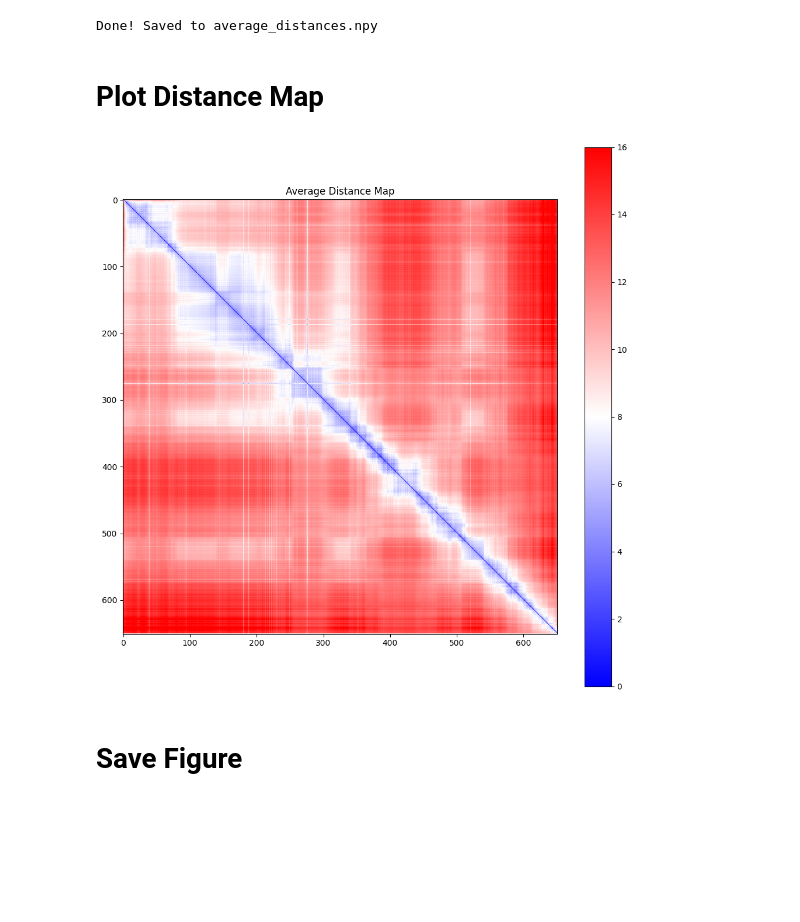
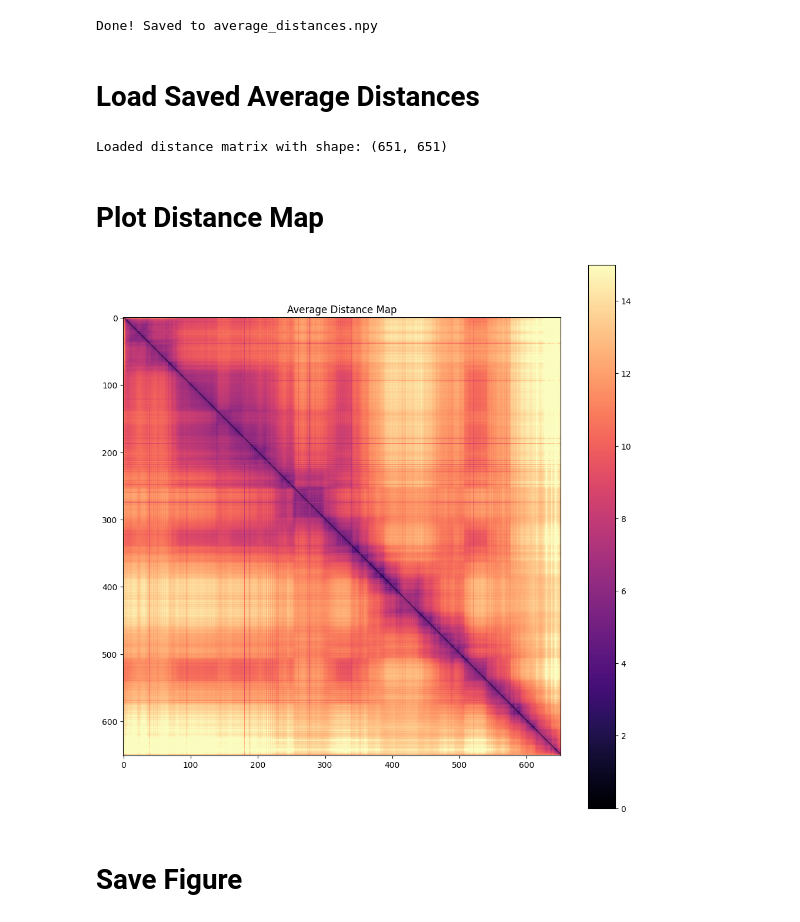
Before and after one commit to AKuhn100/ChromVAE, a Jupyter notebook: scripts/Plotting/distance_map.ipynb, the cells around one changed output. Drawn from its saved outputs; the diff is of its cells as text; code cells hidden in the pictures; blank space fills up the shorter version.

Commit message:
Worked on distance map plotting script

```diff
--- a/scripts/Plotting/distance_map.ipynb
+++ b/scripts/Plotting/distance_map.ipynb
@@ -10,5 +3,6 @@ ModuleNotFoundError: No module named 'biopython'
 # %%
 PDB_PATH = "/Users/amk19/Desktop/ChromatinVAE/Data/chromosome21_aligned.pdb"
+AVERAGE_DISTANCE_PATH = "/Users/amk19/Desktop/ChromatinVAE/outputs/Training_Set/average_distances.npy"
 DISTANCE_OUTPUT = "/Users/amk19/Desktop/ChromatinVAE/outputs/Training_Set/distance_map.png"
 # %% [markdown]
 # Load PDB
@@ -66,17 +61,27 @@ np.save("/Users/amk19/Desktop/ChromatinVAE/outputs/Training_Set/average_distance
 print("Done! Saved to average_distances.npy")
 # %% [output]
 Done! Saved to average_distances.npy
+# %% [markdown]
+# Load Saved Average Distances
+# %%
+import numpy as np
+# Load the saved average distances
+average_distances = np.load(AVERAGE_DISTANCE_PATH)
+print(f"Loaded distance matrix with shape: {average_distances.shape}")
+# %% [output]
+Loaded distance matrix with shape: (651, 651)
 # %% [markdown]
 # Plot Distance Map
 # %%
+import matplotlib.pyplot as plt
 # Plot distance map
 plt.figure(figsize=(12, 12))
-plt.imshow(average_distances, cmap='bwr', vmin=0, vmax=16)
+plt.imshow(average_distances, cmap='magma', vmin=0, vmax=15)
 plt.colorbar()
 plt.title('Average Distance Map')
 plt.show()
 # %% [output]
-[figure, old version]
+[figure, new version]
 # %% [markdown]
 # Save Figure
 # %%
```
Also changed, not shown: parts of 4 cells of this notebook.
